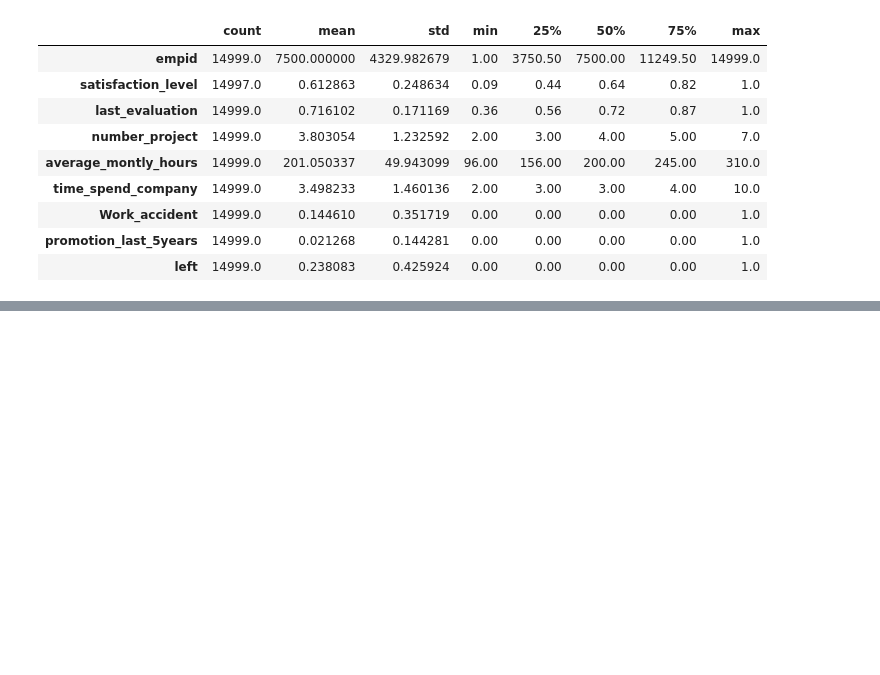
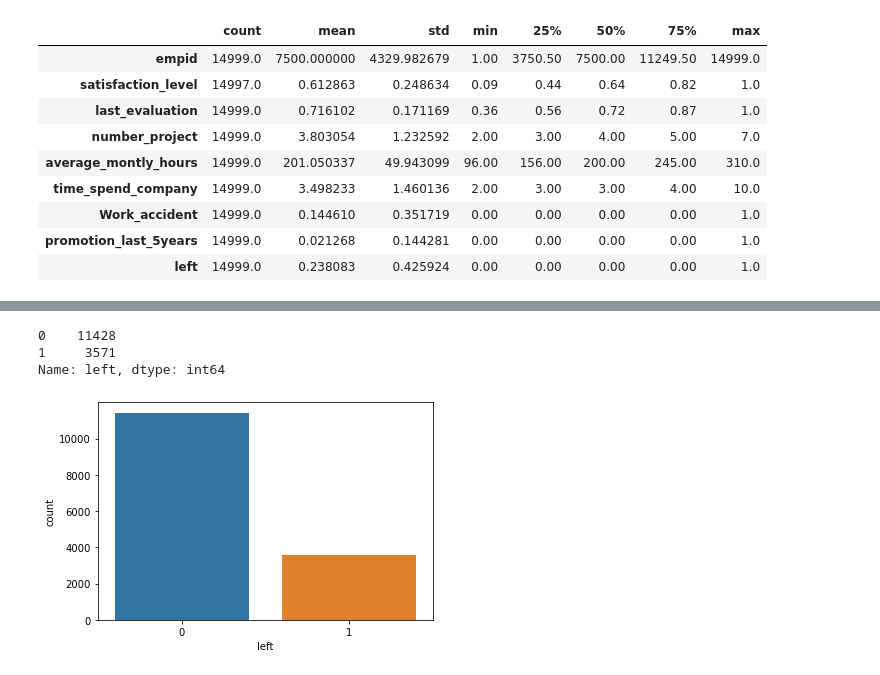
Before and after one commit to hanuel-89/employee_churn, a Jupyter notebook: exploratory_analysis.ipynb, the cells around one changed output, grey strips where cells are left out. Cells and saved outputs as stored; diff of their text form; code cells hidden in the pictures; blank space fills up the shorter version.

```diff
--- a/exploratory_analysis.ipynb
+++ b/exploratory_analysis.ipynb
@@ -56,0 +100,9 @@ data.describe().T
+# %%
+# Check the distribution of the target variable: left
+sns.countplot(x='left', data=data) # visualize the distribution
+data['left'].value_counts()
+# %% [output]
+0    11428
+1     3571
+Name: left, dtype: int64
+[figure, added]
```
Also changed, not shown: parts of 42 cells of this notebook.
